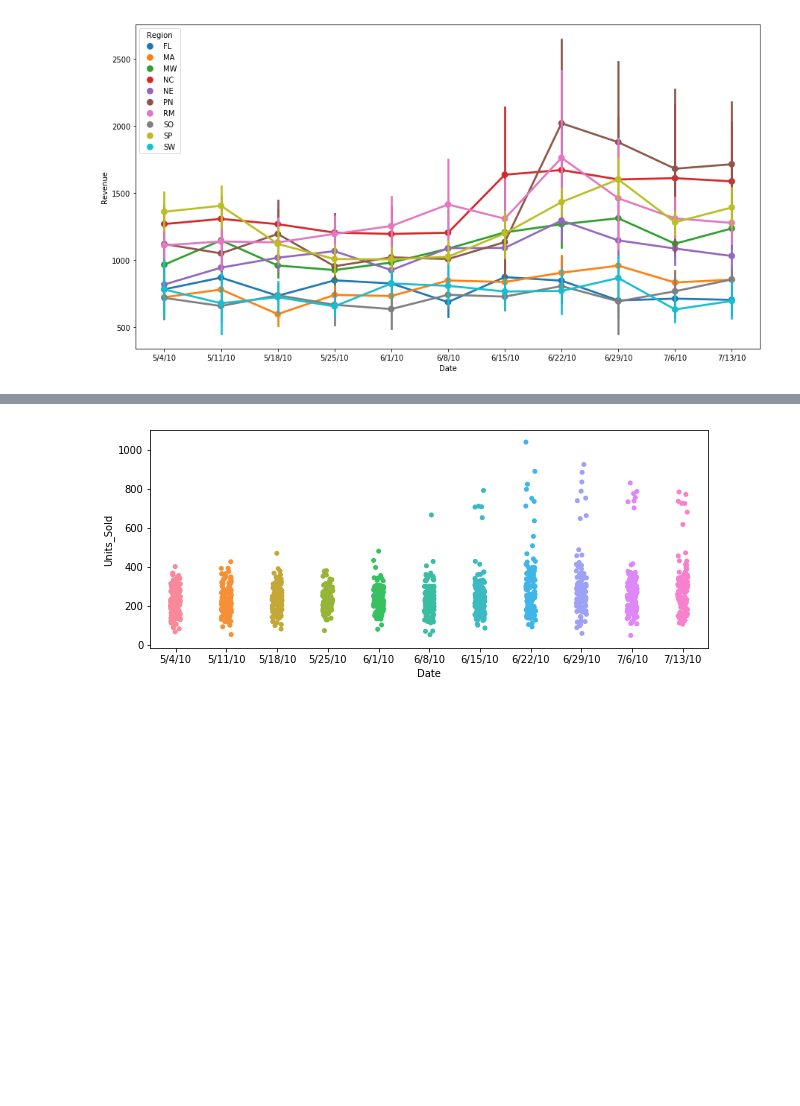
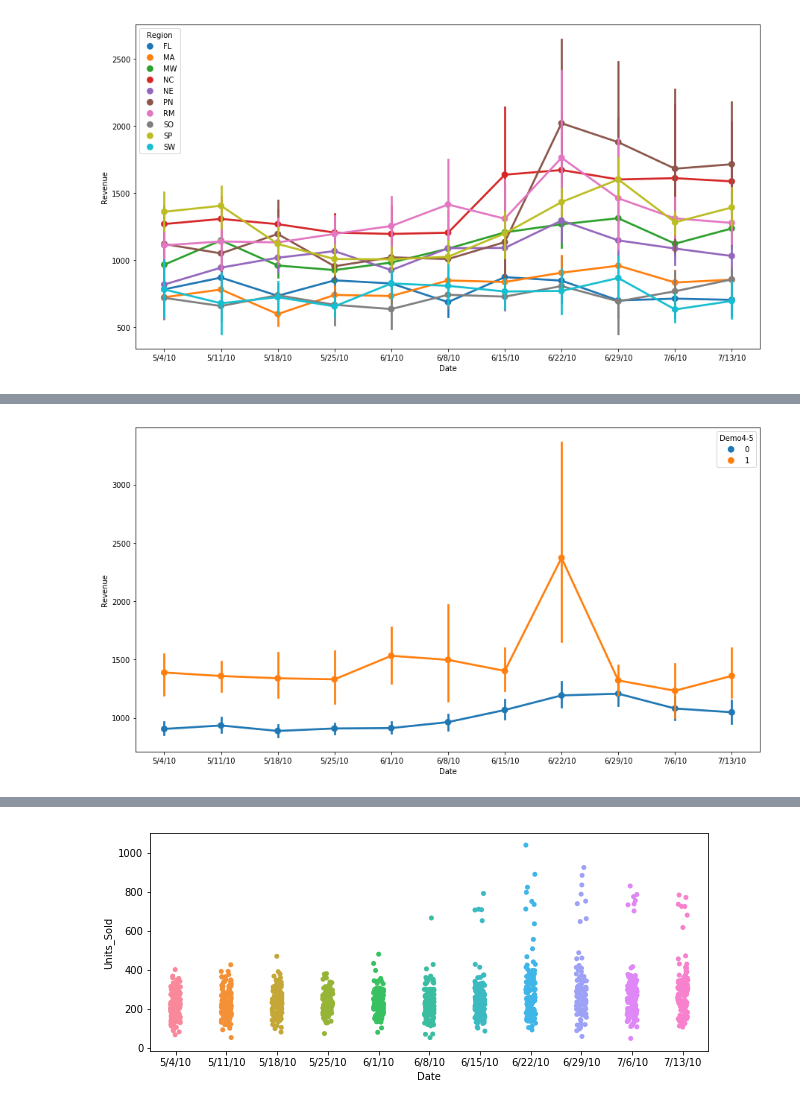
Before and after one commit to slerkpatomsak/ML-CaseStudy, a Jupyter notebook: goodbelly_casestudy.ipynb, the cells around one changed output, grey strips where cells are left out. Cells and saved outputs as stored; diff of their text form; code cells hidden in the pictures; blank space fills up the shorter version.

```diff
--- a/goodbelly_casestudy.ipynb
+++ b/goodbelly_casestudy.ipynb
@@ -215,0 +226,5 @@ sns.pointplot(x="Date", y="Revenue", hue="Region", data=bellyfat);
+# %%
+pyplot.figure(figsize=(15, 8))
+sns.pointplot(x="Date", y="Revenue", hue="Demo4-5", data=bellyfat);
+# %% [output]
+[figure, added]
```
Also changed, not shown: parts of 5 cells of this notebook.
